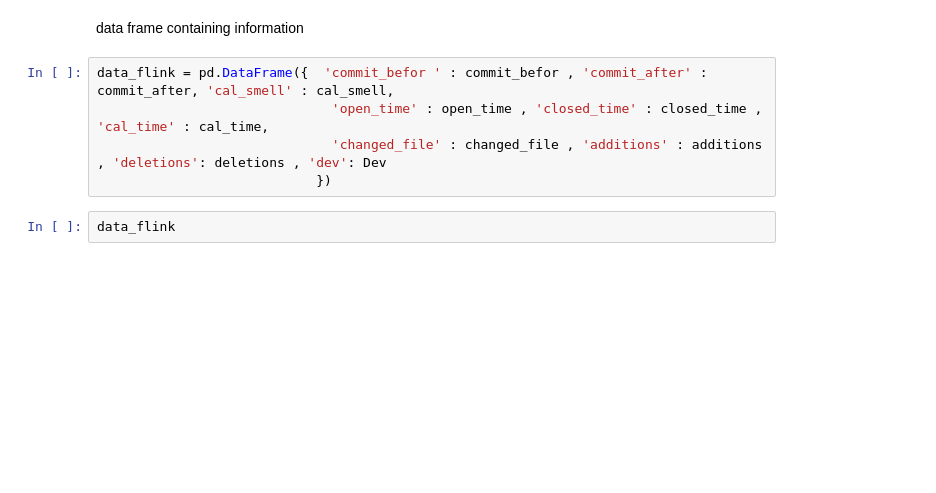
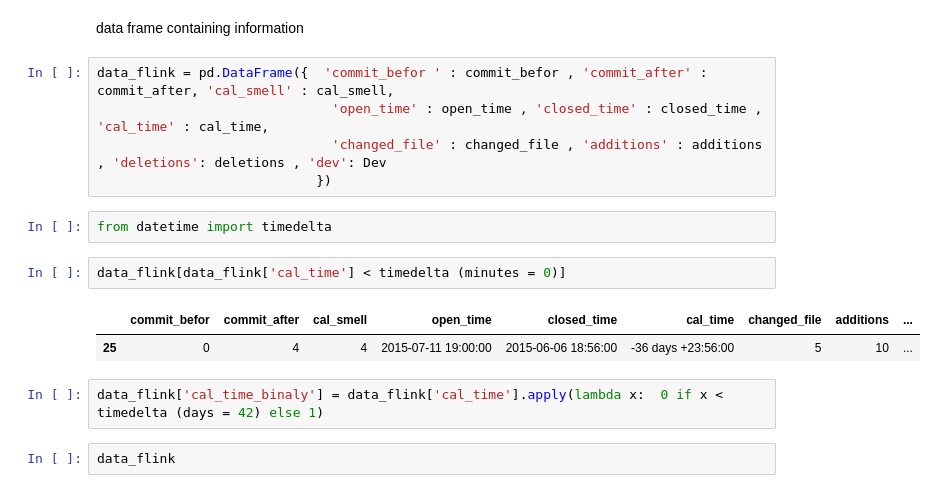
Before and after one commit to beaw21/Demo, a Jupyter notebook: test.04/project_flink.ipynb, the cells around one changed output. Drawn from its saved outputs; the diff is of its cells as text; blank space fills up the shorter version.

```diff
--- a/test.04/project_flink.ipynb
+++ b/test.04/project_flink.ipynb
@@ -234,6 +233,15 @@ data_flink = pd.DataFrame({  'commit_befor ' : commit_befor , 'commit_after' : c
                               'open_time' : open_time , 'closed_time' : closed_time , 'cal_time' : cal_time,
                               'changed_file' : changed_file , 'additions' : additions , 'deletions': deletions , 'dev': Dev
                             })
+# %%
+from datetime import timedelta
+# %%
+data_flink[data_flink['cal_time'] < timedelta (minutes = 0)]
+# %% [output]
+|  | commit_befor | commit_after | cal_smell | open_time | closed_time | cal_time | changed_file | additions | ... |
+| 25 | 0 | 4 | 4 | 2015-07-11 19:00:00 | 2015-06-06 18:56:00 | -36 days +23:56:00 | 5 | 10 | ... |
+# %%
+data_flink['cal_time_binaly'] = data_flink['cal_time'].apply(lambda x:  0 if x < timedelta (days = 42) else 1)
 # %%
 data_flink
 # %% [output]
```
Also changed, not shown: parts of 10 cells of this notebook, 1 other file.
